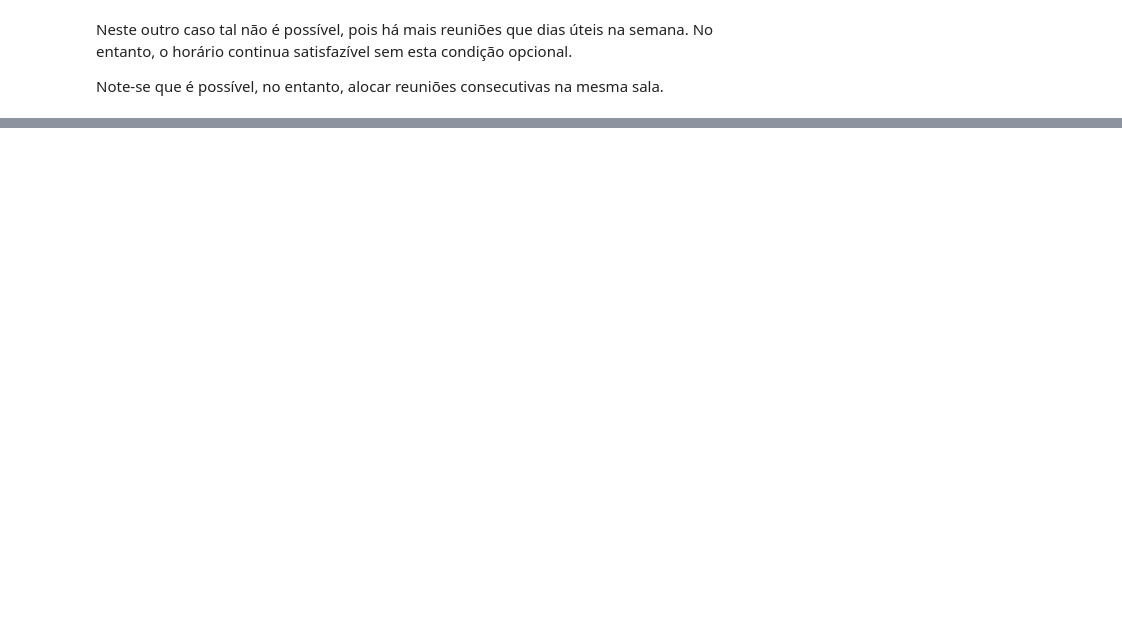
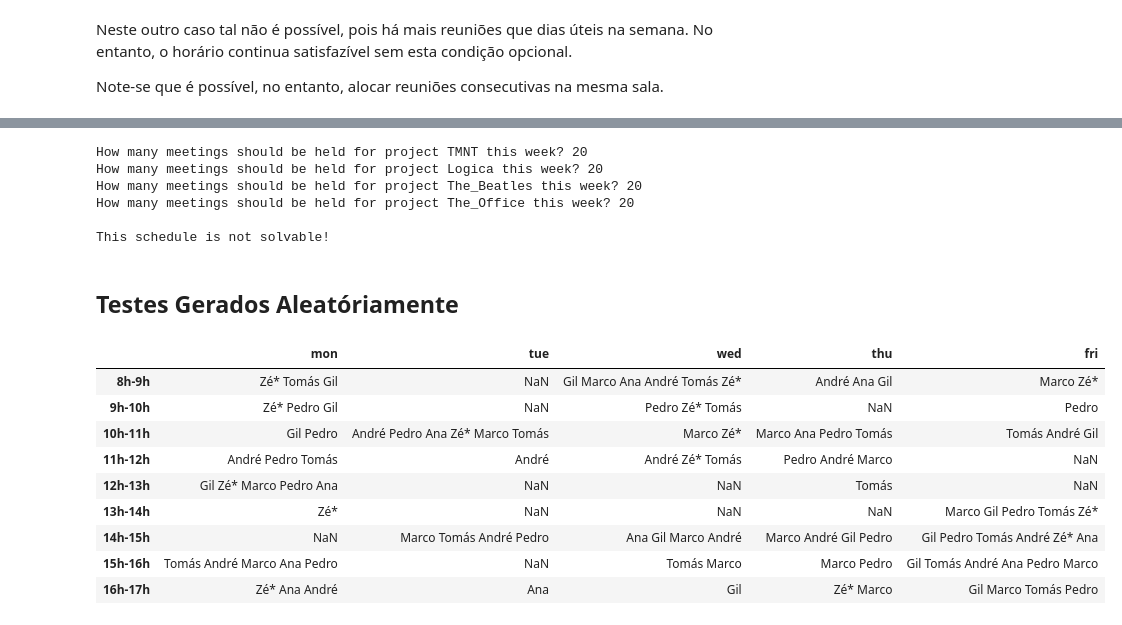
Before and after one commit to GilbertoCunha/Computational-Logic, a Jupyter notebook: Trabalho1/Horario.ipynb, the cells around one changed output, grey strips where cells are left out. Drawn from its saved outputs; the diff is of its cells as text; code cells hidden in the pictures; blank space fills up the shorter version.

Commit message:
add Random testing

```diff
--- a/Trabalho1/Horario.ipynb
+++ b/Trabalho1/Horario.ipynb
@@ -305,0 +307,19 @@ This schedule is solvable with more than one meeting a day.
+# %%
+# Definir as salas disponíveis
+rooms = ["S1", "S2"]
+
+# Transformar os dados dos ficheiros csv num objeto da classe Schedule, definida no ficheiro aux.py
+path = "Projetos"
+startup = get_schedule(path, rooms)
+
+# Chamar o método da classe Schedule que determina e apresenta os horários
+r = startup.get_meetings()
+# %% [output]
+How many meetings should be held for project TMNT this week? 20
+How many meetings should be held for project Logica this week? 20
+How many meetings should be held for project The_Beatles this week? 20
+How many meetings should be held for project The_Office this week? 20
+
+This schedule is not solvable!
+# %% [markdown]
+## Testes Gerados Aleatóriamente
@@ -305,0 +345,14 @@ This schedule is solvable with more than one meeting a day.
+# %%
+df = read_schedule(f"Random/Project{np.random.randint(num_projects)}.csv")
+display(df)
+# %% [output]
+|  | mon | tue | wed | thu | fri |
+| 8h-9h | Zé* Tomás Gil | NaN | Gil Marco Ana André Tomás Zé* | André Ana Gil | Marco Zé* |
+| 9h-10h | Zé* Pedro Gil | NaN | Pedro Zé* Tomás | NaN | Pedro |
+| 10h-11h | Gil Pedro | André Pedro Ana Zé* Marco Tomás | Marco Zé* | Marco Ana Pedro Tomás | Tomás André Gil |
+| 11h-12h | André Pedro Tomás | André | André Zé* Tomás | Pedro André Marco | NaN |
+| 12h-13h | Gil Zé* Marco Pedro Ana | NaN | NaN | Tomás | NaN |
+| 13h-14h | Zé* | NaN | NaN | NaN | Marco Gil Pedro Tomás Zé* |
+| 14h-15h | NaN | Marco Tomás André Pedro | Ana Gil Marco André | Marco André Gil Pedro | Gil Pedro Tomás André Zé* Ana |
+| 15h-16h | Tomás André Marco Ana Pedro | NaN | Tomás Marco | Marco Pedro | Gil Tomás André Ana Pedro Marco |
+| 16h-17h | Zé* Ana André | Ana | Gil | Zé* Marco | Gil Marco Tomás Pedro |
```
Also changed, not shown: parts of 7 cells of this notebook, 1 other file.
